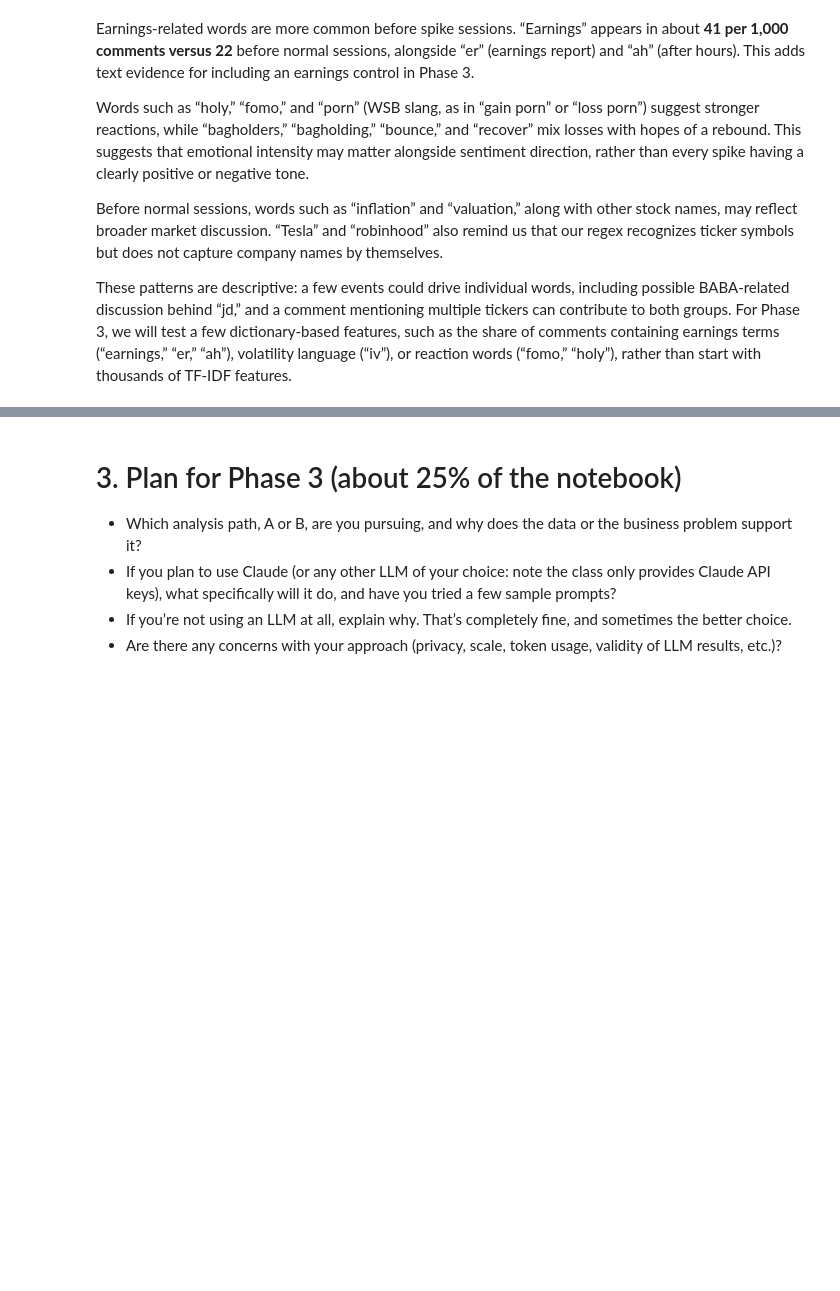
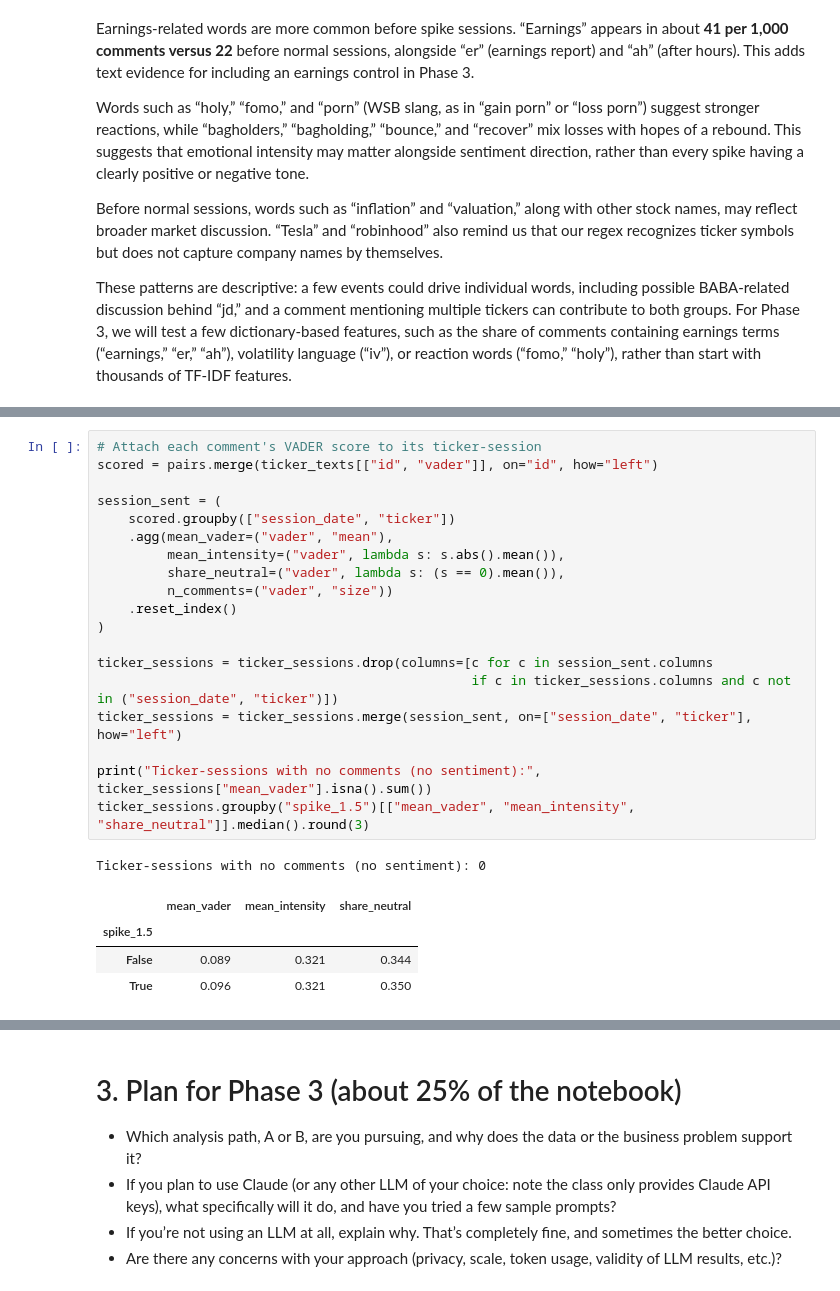
Before and after one commit to lagrenier4451/reddit-volume-forecast, a Jupyter notebook: notebooks/CDA_PhaseII_AlexToth_LucGrenier.ipynb, the cells around one changed output, grey strips where cells are left out. Drawn from its saved outputs; the diff is of its cells as text; blank space fills up the shorter version.

```diff
--- a/notebooks/CDA_PhaseII_AlexToth_LucGrenier.ipynb
+++ b/notebooks/CDA_PhaseII_AlexToth_LucGrenier.ipynb
@@ -1003,0 +1083,25 @@ These patterns are descriptive: a few events could drive individual words, inclu
+# %%
+# Attach each comment's VADER score to its ticker-session
+scored = pairs.merge(ticker_texts[["id", "vader"]], on="id", how="left")
+
+session_sent = (
+    scored.groupby(["session_date", "ticker"])
+    .agg(mean_vader=("vader", "mean"),
+         mean_intensity=("vader", lambda s: s.abs().mean()),
+         share_neutral=("vader", lambda s: (s == 0).mean()),
+         n_comments=("vader", "size"))
+    .reset_index()
+)
+
+ticker_sessions = ticker_sessions.drop(columns=[c for c in session_sent.columns
+                                                if c in ticker_sessions.columns and c not in ("session_date", "ticker")])
+ticker_sessions = ticker_sessions.merge(session_sent, on=["session_date", "ticker"], how="left")
+
+print("Ticker-sessions with no comments (no sentiment):", ticker_sessions["mean_vader"].isna().sum())
+ticker_sessions.groupby("spike_1.5")[["mean_vader", "mean_intensity", "share_neutral"]].median().round(3)
+# %% [output]
+Ticker-sessions with no comments (no sentiment): 0
+|  | mean_vader | mean_intensity | share_neutral |
+| spike_1.5 |  |  |  |
+| False | 0.089 | 0.321 | 0.344 |
+| True | 0.096 | 0.321 | 0.350 |
```
Also changed, not shown: parts of 9 cells of this notebook.
